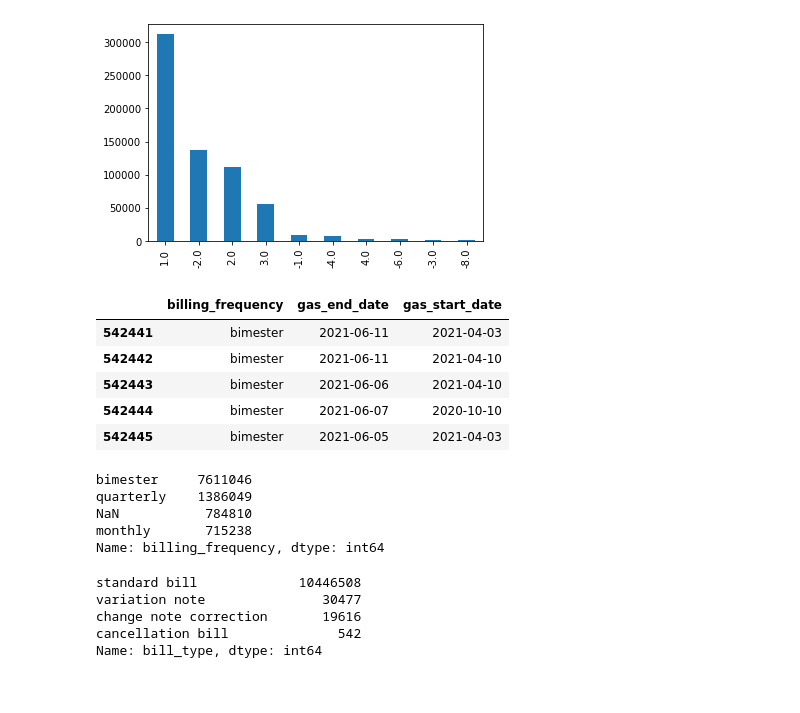
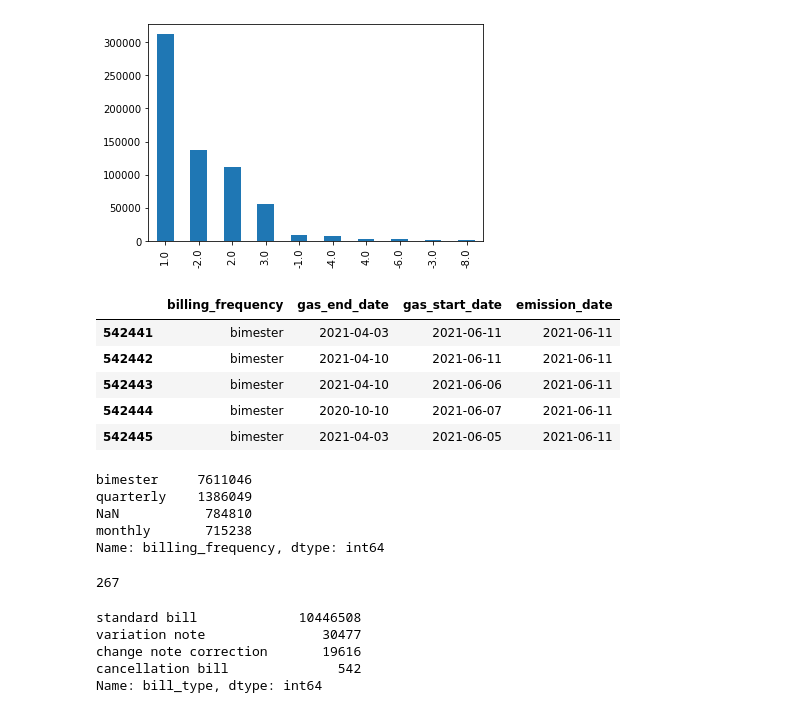
Before and after one commit to Il-Pela/BDMG-Project, a Jupyter notebook: Pelacani.ipynb, the cells around one changed output. Drawn from its saved outputs; the diff is of its cells as text; code cells hidden in the pictures.

```diff
--- a/Pelacani.ipynb
+++ b/Pelacani.ipynb
@@ -479,0 +557,2 @@ base.df['light_consumption'] = base.df['light_consumption'].mask(base['supply_ty
+# %%
+base.df[['light_consumption', 'light_average_cost', 'light_amount', 'average_unit_light_cost', 'average_light_bill_cost', 'light_system_charges', 'light_transport_cost', 'light_material_cost']] = base.df[['light_consumption', 'light_average_cost', 'light_amount', 'average_unit_light_cost', 'average_light_bill_cost', 'light_system_charges', 'light_transport_cost', 'light_material_cost']] = base.df[['light_consumption', 'light_average_cost', 'light_amount', 'average_unit_light_cost', 'average_light_bill_cost', 'light_system_charges', 'light_transport_cost', 'light_material_cost']].mask(base['supply_type'] == 'gas', 0)
@@ -917,0 +1136,2 @@ df[(df['age'] < 18)].shape[0].compute()
+# %%
+base['age'] = base['age'].mask(base['age'] < 18, 18)
@@ -926,5 +1150,5 @@ ing = {
     'gas e luce': 'gas and light',
     'gas' : 'gas',
 }
-df['supply_type'] = df['supply_type'].map(ing)
+base['supply_type'] = base['supply_type'].map(ing)
 # %%
@@ -948,7 +1178,7 @@ df['light_offer_type'].value_counts(dropna=False).compute()
 # %%
 # I 2 valori di light mi puzzano, famo uno strip?
-df['light_offer_type'] = df['light_offer_type'].str.strip()
-df['light_offer_type'].value_counts(dropna=False).compute()
+base['light_offer_type'] = base['light_offer_type'].str.strip()
+base['light_offer_type'].value_counts(dropna=False).compute()
 # GHAVEVO RAGIONE Vè
 # %% [markdown]
 ## Check Column Uniqueness DA PORTARE E DA VERIFICARE
@@ -1032,14 +1265,14 @@ val_count[(val_count > 1000) & (val_count < 1000000)].plot(kind='bar')
 <AxesSubplot:>
 [figure]
 # %%
-base[['billing_frequency', 'gas_end_date', 'gas_start_date']].tail()
+base[['billing_frequency', 'gas_end_date', 'gas_start_date', 'emission_date']].tail()
 # %% [output]
-|  | billing_frequency | gas_end_date | gas_start_date |
-| 542441 | bimester | 2021-06-11 | 2021-04-03 |
-| 542442 | bimester | 2021-06-11 | 2021-04-10 |
-| 542443 | bimester | 2021-06-06 | 2021-04-10 |
-| 542444 | bimester | 2021-06-07 | 2020-10-10 |
-| 542445 | bimester | 2021-06-05 | 2021-04-03 |
+|  | billing_frequency | gas_end_date | gas_start_date | emission_date |
+| 542441 | bimester | 2021-04-03 | 2021-06-11 | 2021-06-11 |
+| 542442 | bimester | 2021-04-10 | 2021-06-11 | 2021-06-11 |
+| 542443 | bimester | 2021-04-10 | 2021-06-06 | 2021-06-11 |
+| 542444 | bimester | 2020-10-10 | 2021-06-07 | 2021-06-11 |
+| 542445 | bimester | 2021-04-03 | 2021-06-05 | 2021-06-11 |
 # %%
 base['billing_frequency'].value_counts(dropna=False).compute()
 # %% [output]
@@ -1049,7 +1282,9 @@ NaN           784810
 monthly       715238
 Name: billing_frequency, dtype: int64
 # %%
-base['tv'].head()
+base['tv'].value_counts().shape[0].compute()
+# %% [output]
+267
 # %%
 # Substitute False with standard bill
 
```
Also changed, not shown: parts of 67 cells of this notebook.
